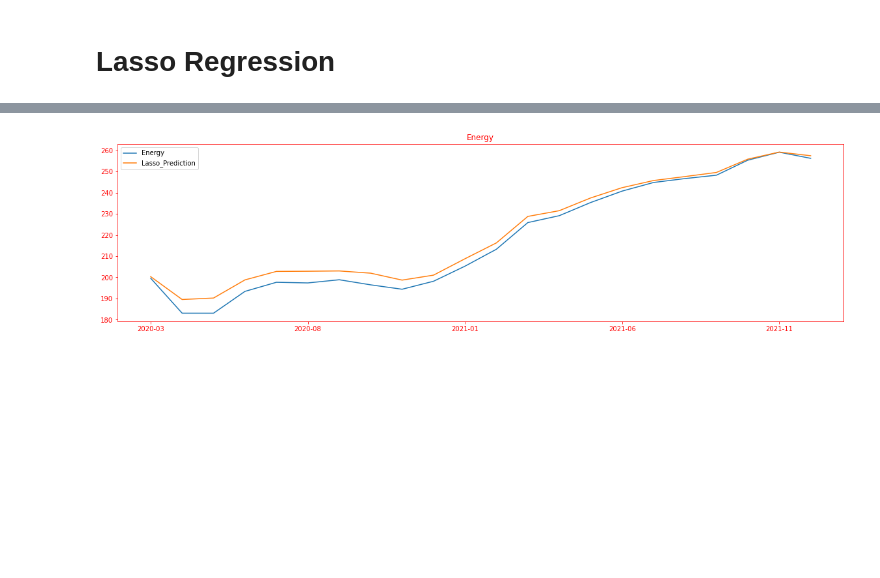
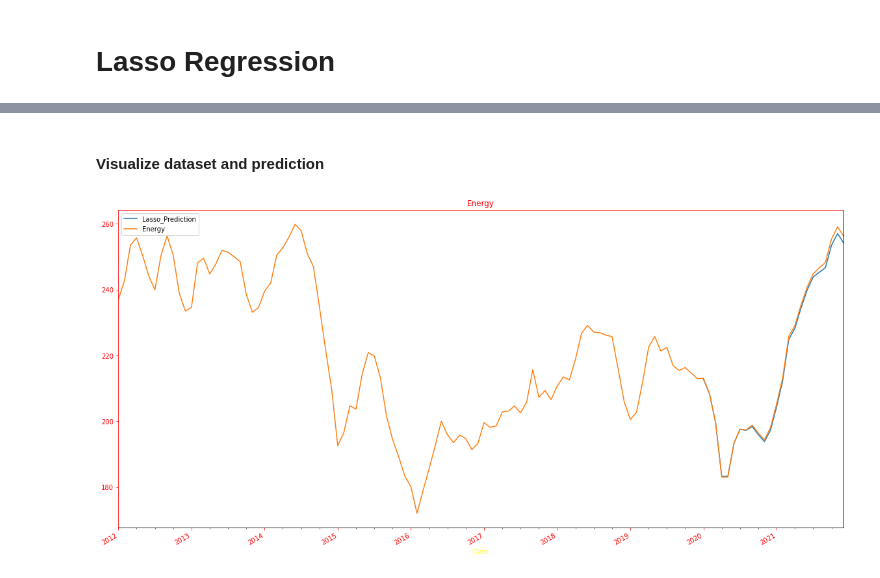
Before and after one commit to victor-thai/cpi_modeling, a Jupyter notebook: zeds_commit/zed_regressions_copy.ipynb, the cells around one changed output, grey strips where cells are left out. Drawn from its saved outputs; the diff is of its cells as text; code cells hidden in the pictures; blank space fills up the shorter version.

Commit message:
"updating lasso 4/10"

```diff
--- a/zeds_commit/zed_regressions_copy.ipynb
+++ b/zeds_commit/zed_regressions_copy.ipynb
@@ -166,8 +171,8 @@ print(str(r2_score(y_test, y_pred_acc)))
 # %%
 from sklearn.linear_model import Ridge
 
-# creating ridge regression with alpha = 0.01, can use grid search to test different alpha values
-rr = Ridge(alpha=0.1)
+# creating ridge regression
+rr = Ridge(alpha = 1)
 # fit with testing data
 rr.fit(x_train, y_train)
 # predict using training data
@@ -202,0 +193,9 @@ model_cv.alpha_
+# %%
+from sklearn.linear_model import LassoCV
+
+# Lasso with 5 fold cross-validation
+lasso_cv = LassoCV(cv=5, random_state=0, max_iter=10000)
+
+# Fit model
+lasso_cv.fit(x_train, y_train)
+optimal_alpha = lasso_cv.alpha_
@@ -203,11 +204,15 @@ model_cv.alpha_
 # %%
 from sklearn.linear_model import Lasso
 
-model_lasso = Lasso(alpha=2)
+#creating lasso model
+model_lasso = Lasso(alpha=optimal_alpha)
 model_lasso.fit(x_train, y_train)
 pred_train_lasso= model_lasso.predict(x_train)
 
+# generating predictions
 pred_test_lasso= model_lasso.predict(x_test)
+
+# scoring predications against test data
 print("MSE is ", np.sqrt(mean_squared_error(y_test,pred_test_lasso)))
 print("r2 is ", r2_score(y_test, pred_test_lasso))
 # %% [output]
@@ -238,0 +223,13 @@ preds
+# %%
+# assign predictions
+preds = y_test.assign(Lasso_Prediction = pred_test_lasso)
+preds = preds.sort_index()
+
+#convert indexes to datetime
+preds.index = pd.to_datetime(preds.index, infer_datetime_format = True)
+CPI.index = pd.to_datetime(CPI.index, infer_datetime_format = True)
+
+preds
+
+# CPI = CPI.merge(preds, left_index = True, right_index= True)
+# CPI
@@ -239,16 +255,23 @@ preds
+# %% [markdown]
+#### Visualize dataset and prediction
 # %%
-fig, ax = plt.subplots(1,1, sharex = True, sharey=True, figsize=(20,5))
-preds[-300:].plot(legend = True, ax = ax)
 
+fig, ax = plt.subplots(1,1, sharex = False, sharey=True, figsize=(20,10))
+preds['Lasso_Prediction'].plot(legend = True)
+CPI['Energy'].sort_index().plot(legend = True)
+
+# formatting
+fig.autofmt_xdate()
 ax.xaxis.label.set_color('yellow')        #setting up X-axis label color to yellow
 ax.yaxis.label.set_color('blue')          #setting up Y-axis label color to blue
-
+ax.set_xlabel('Date')
 ax.tick_params(axis='x', colors='red')    #setting up X-axis tick color to red
 ax.tick_params(axis='y', colors='red')  #setting up Y-axis tick color to black
 
 ax.spines['left'].set_color('red')        # setting up Y-axis tick color to red
 ax.spines['top'].set_color('red')         #setting up above X-axis tick c
 ax.set_title("Energy")
 ax.title.set_color("red")
+plt.show()
 # %% [output]
-[figure, old version]
+[figure, new version]
```
Also changed, not shown: parts of 21 cells of this notebook, 4 other files.
